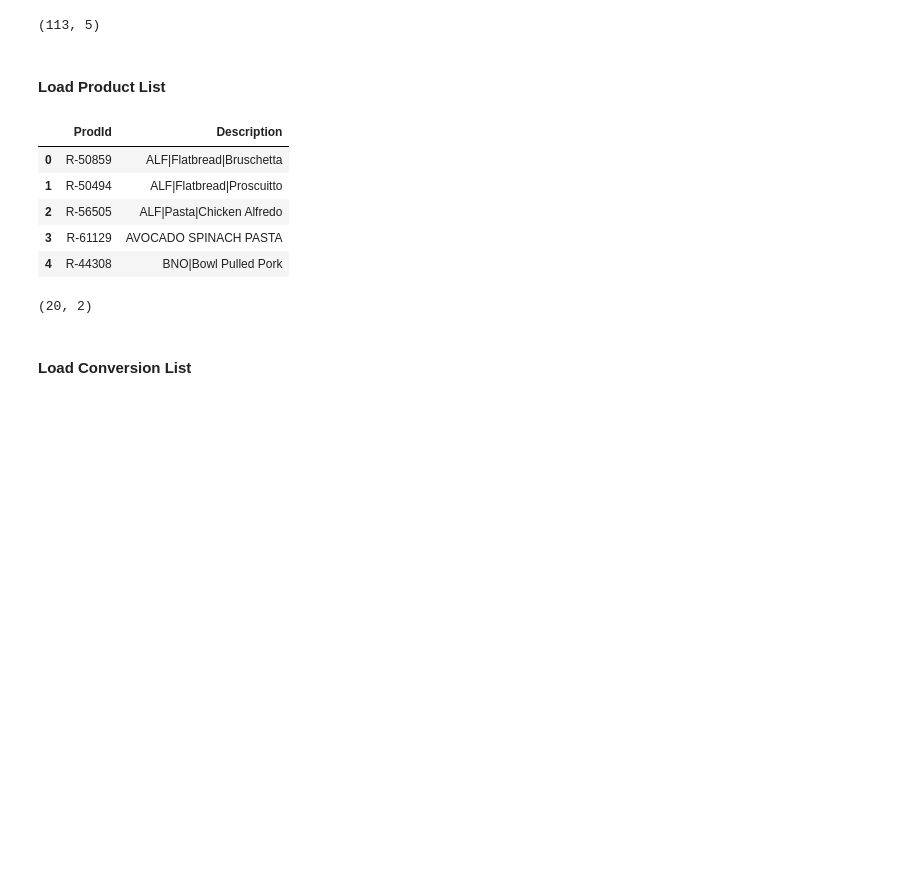
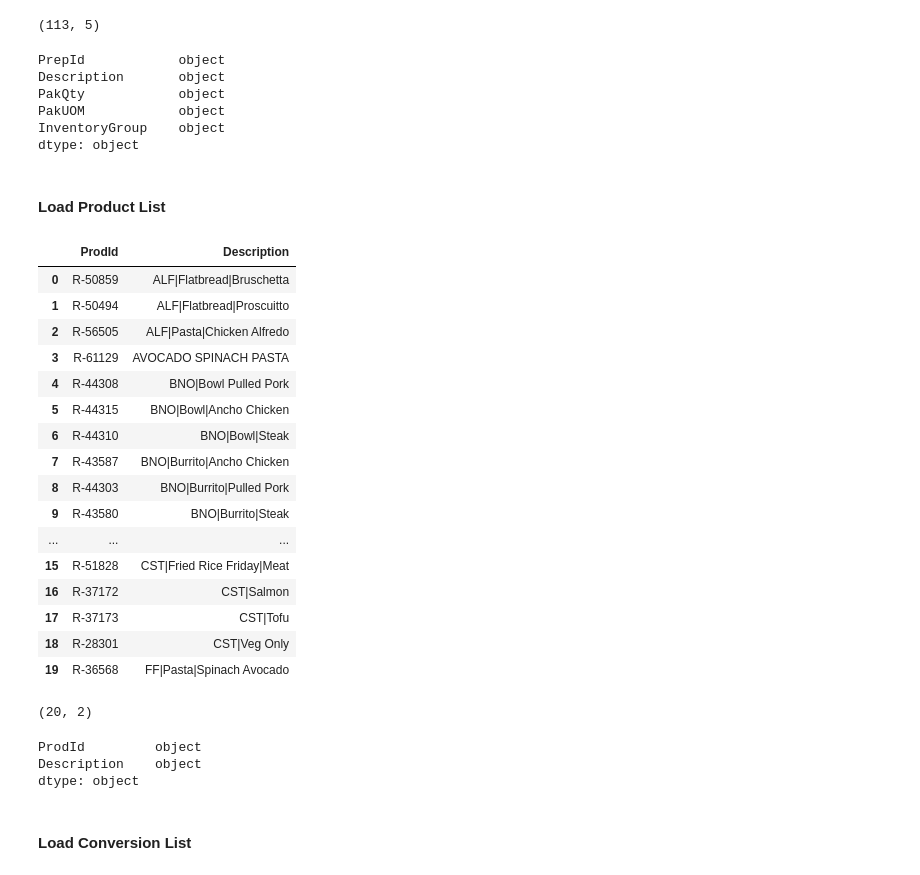
Before and after one commit to silviaaaaaaa/cffs-label, a Jupyter notebook: data analysis/ingre_analysis.ipynb, the cells around one changed output. Saved outputs shown, nothing was run; the diff lists cells and outputs as text; code cells hidden in the pictures; blank space fills up the shorter version.

```diff
--- a/data analysis/ingre_analysis.ipynb
+++ b/data analysis/ingre_analysis.ipynb
@@ -196,6 +209,15 @@ Preps.head()
 Preps.shape
 # %% [output]
 (113, 5)
+# %%
+Preps.dtypes
+# %% [output]
+PrepId            object
+Description       object
+PakQty            object
+PakUOM            object
+InventoryGroup    object
+dtype: object
 # %%
 path = os.path.join(os.getcwd(), "data", "processed", "Preps_List.csv")
 Preps.to_csv(path, index = False, header = True)
@@ -216,18 +238,35 @@ Products = pd.DataFrame({'ProdId': ProdId, 'Description': Description}).drop_dup
 
 Products.reset_index(drop=True, inplace=True)
 # %%
-Products.head()
+Products
 # %% [output]
 |  | ProdId | Description |
 | 0 | R-50859 | ALF|Flatbread|Bruschetta |
 | 1 | R-50494 | ALF|Flatbread|Proscuitto |
 | 2 | R-56505 | ALF|Pasta|Chicken Alfredo |
 | 3 | R-61129 | AVOCADO SPINACH PASTA |
 | 4 | R-44308 | BNO|Bowl Pulled Pork |
+| 5 | R-44315 | BNO|Bowl|Ancho Chicken |
+| 6 | R-44310 | BNO|Bowl|Steak |
+| 7 | R-43587 | BNO|Burrito|Ancho Chicken |
+| 8 | R-44303 | BNO|Burrito|Pulled Pork |
+| 9 | R-43580 | BNO|Burrito|Steak |
+| ... | ... | ... |
+| 15 | R-51828 | CST|Fried Rice Friday|Meat |
+| 16 | R-37172 | CST|Salmon |
+| 17 | R-37173 | CST|Tofu |
+| 18 | R-28301 | CST|Veg Only |
+| 19 | R-36568 | FF|Pasta|Spinach Avocado |
 # %%
 Products.shape
 # %% [output]
 (20, 2)
+# %%
+Products.dtypes
+# %% [output]
+ProdId         object
+Description    object
+dtype: object
 # %%
 path = os.path.join(os.getcwd(), "data", "processed", "Products_List.csv")
 Products.to_csv(path, index = False, header = True)
```
Also changed, not shown: parts of 15 cells of this notebook, 1 other file.
